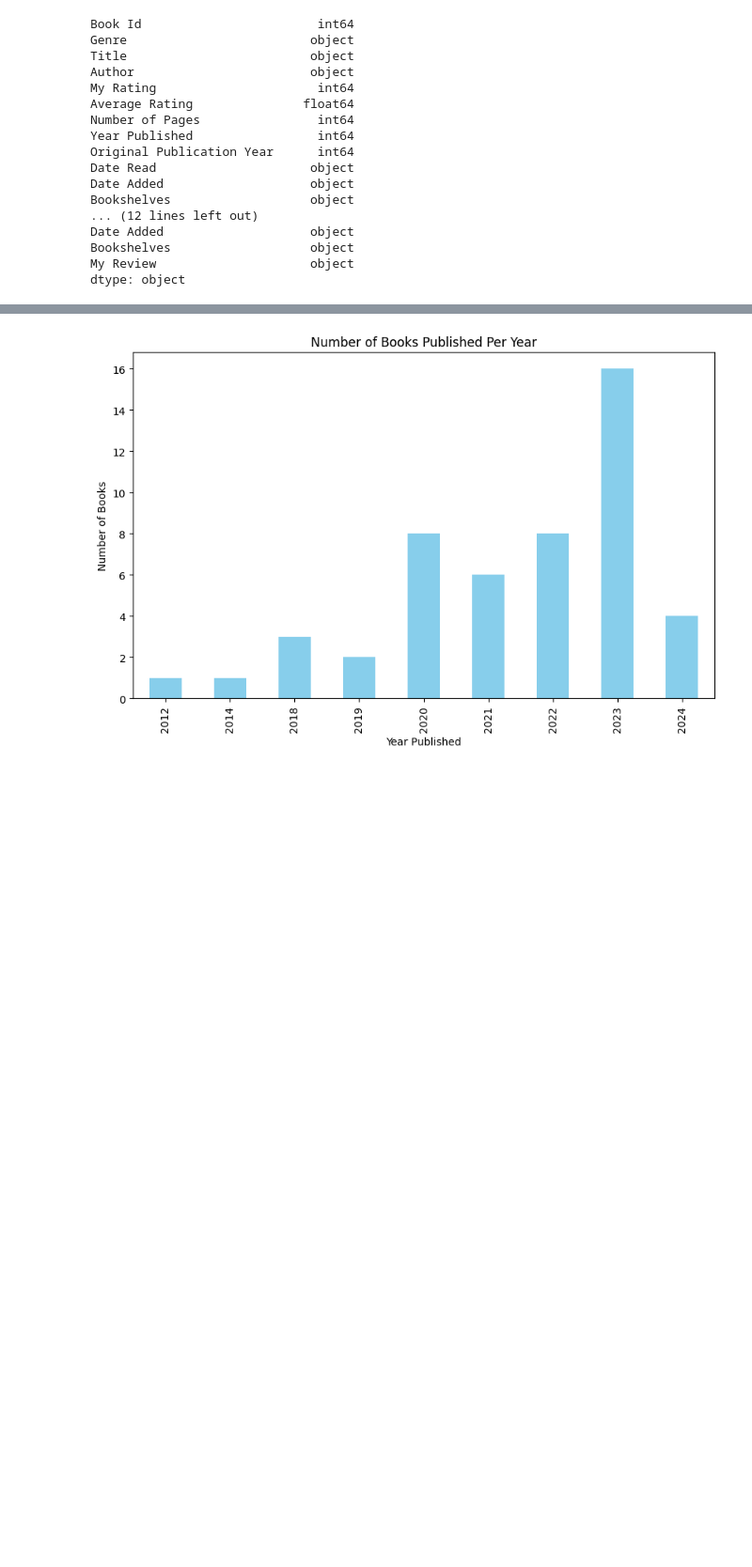
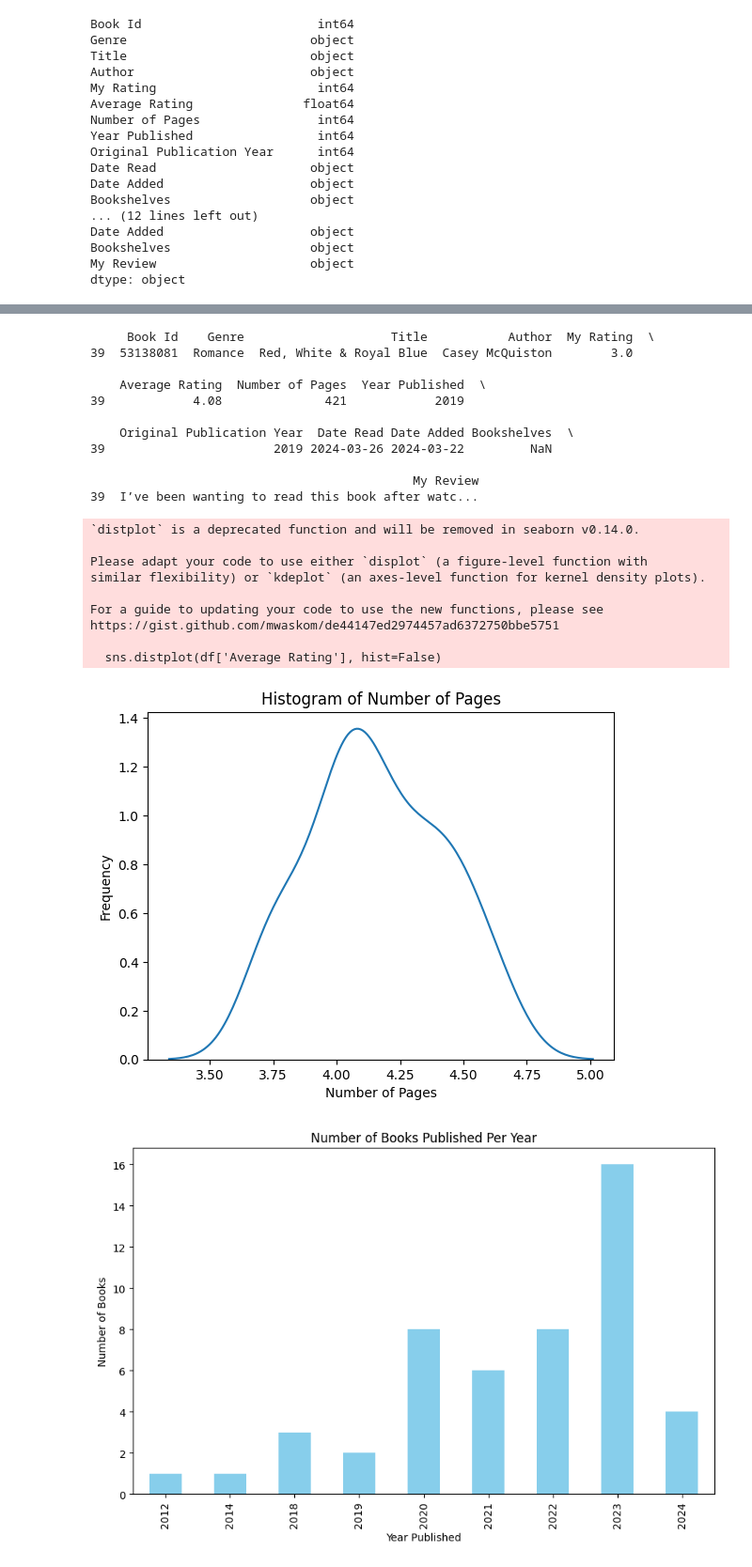
Before and after one commit to mageeca/Goodreads_Personal_Project, a Jupyter notebook: EDA.ipynb, the cells around one changed output, grey strips where cells are left out. Shown at 94% size. Saved outputs shown, nothing was run; the diff lists cells and outputs as text; code cells hidden in the pictures; blank space fills up the shorter version.

```diff
--- a/EDA.ipynb
+++ b/EDA.ipynb
@@ -124,3 +161,34 @@ plt.show()
+# %%
+#fixing outliers in dataset
+# Condition to identify the specific row(s)
+condition = df['Author'] == 'Jennette McCurdy'
+condition2 = df['Author'] == 'Casey McQuiston'
+
+# Update Number of pages
+df.loc[condition2, 'Number of Pages'] = 421
+print(df.loc[condition2])
+# %% [output]
+     Book Id    Genre                    Title           Author  My Rating  \
+39  53138081  Romance  Red, White & Royal Blue  Casey McQuiston        3.0
+
+    Average Rating  Number of Pages  Year Published  \
+39            4.08              421            2019
+
+    Original Publication Year  Date Read Date Added Bookshelves  \
+39                       2019 2024-03-26 2024-03-22         NaN
+
+                                            My Review
+39  I’ve been wanting to read this book after watc...
+`distplot` is a deprecated function and will be removed in seaborn v0.14.0.
+
+Please adapt your code to use either `displot` (a figure-level function with
+similar flexibility) or `kdeplot` (an axes-level function for kernel density plots).
+
+For a guide to updating your code to use the new functions, please see
+https://gist.github.com/mwaskom/de44147ed2974457ad6372750bbe5751
+
+  sns.distplot(df['Average Rating'], hist=False)
+[figure, added]
 # %%
 import matplotlib.pyplot as plt
 books_per_year = df.groupby('Year Published').size()
```
Also changed, not shown: parts of 4 cells of this notebook.
